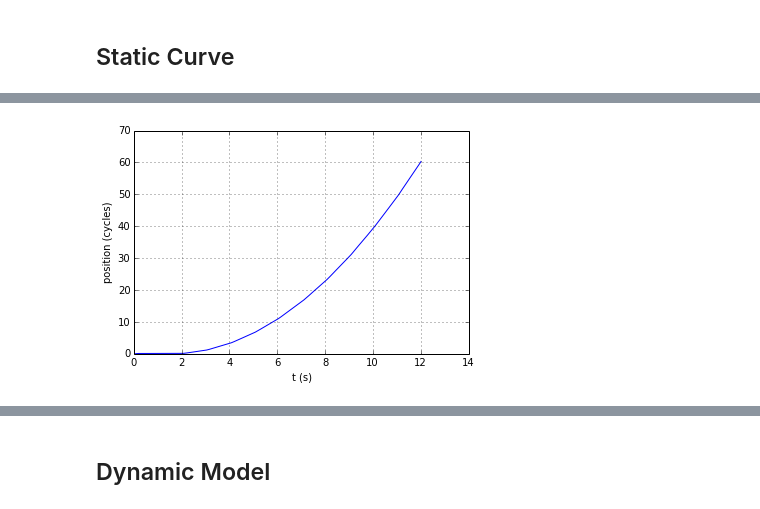
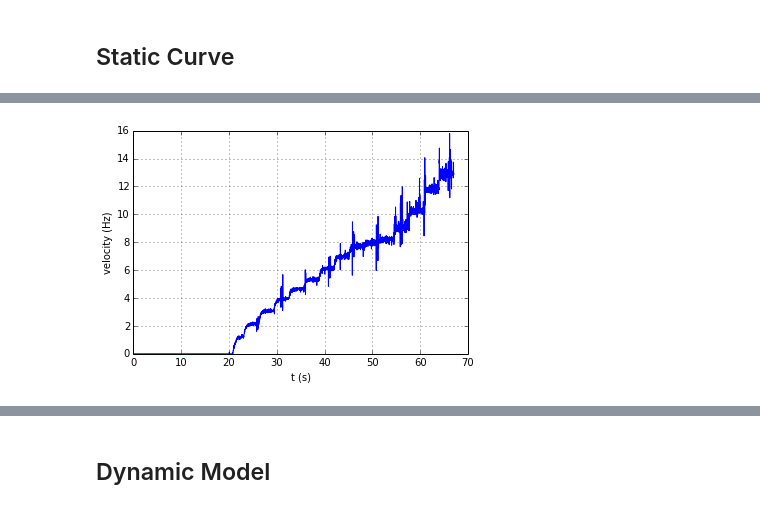
Before and after one commit to mcdeoliveira/pyctrl, a Jupyter notebook: python/notebook/IdentifyMotor.ipynb, the cells around one changed output, grey strips where cells are left out. Drawn from its saved outputs; the diff is of its cells as text; code cells hidden in the pictures.

```diff
--- a/python/notebook/IdentifyMotor.ipynb
+++ b/python/notebook/IdentifyMotor.ipynb
@@ -14,7 +14,7 @@ import time
 from ctrl.client import Controller
 from ctrl.algo import Proportional, PID, VelocityController
 # %%
-HOST, PORT = "localhost", 9999
+HOST, PORT = "192.168.10.107", 9999
 controller = Controller(HOST, PORT)
 # %%
 controller.reset_logger()
@@ -50,13 +50,16 @@ plt.grid()
 ## Static Curve
 # %%
 controller.reset_logger()
+dT = 3
 controller.set_encoder1(0)
 with controller:
     time.sleep(1)
-    for duty_cycle in range(0,100,10):
+    for duty_cycle in range(0,100,5):
+        print('duty cycle = {}%'.format(duty_cycle))
         controller.set_reference1(duty_cycle)
-        time.sleep(1)
+        time.sleep(dT)
+    print('duty cycle = 100%')
     controller.set_reference1(100)
-    time.sleep(1)
+    time.sleep(dT)
     controller.set_reference1(0)
 log = controller.get_log()
@@ -63,9 +84,11 @@ log = controller.get_log()
 # %%
 t = log[:,0]
 position = log[:,1]
-plt.plot(t, position)
+velocity = np.zeros(t.shape, float)
+velocity[1:] = (position[1:]-position[:-1])/(t[1:]-t[:-1])
+plt.plot(t, velocity)
 plt.xlabel('t (s)')
-plt.ylabel('position (cycles)')
+plt.ylabel('velocity (Hz)')
 plt.grid()
 # %% [output]
-[figure, old version]
+[figure, new version]
```
Also changed, not shown: parts of 13 cells of this notebook, 4 other files.
